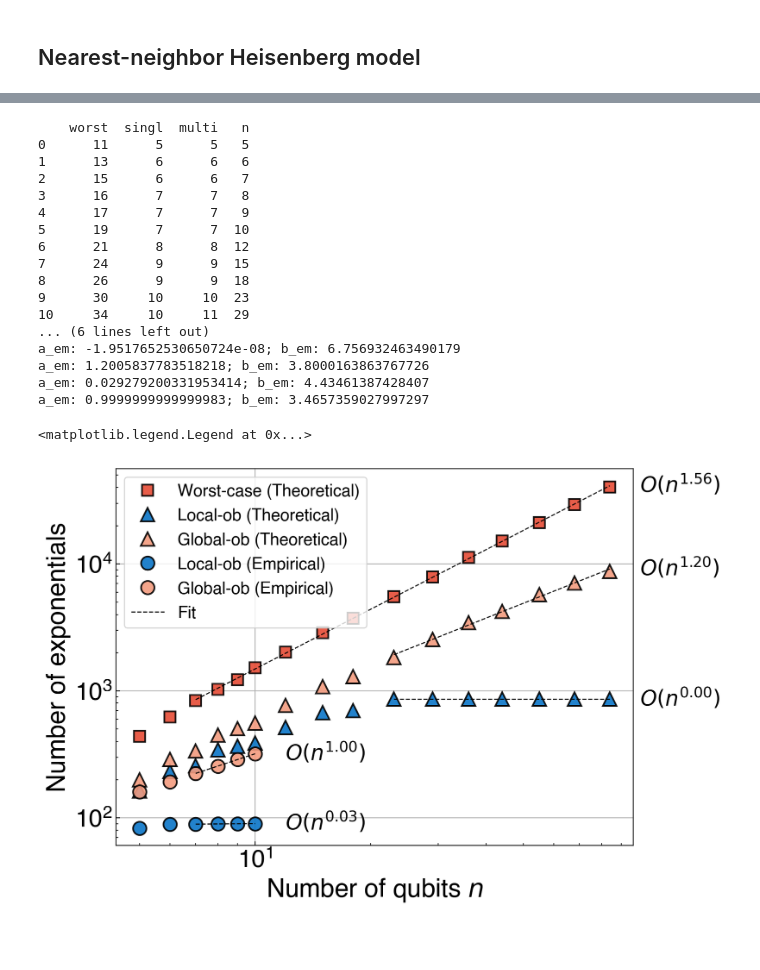
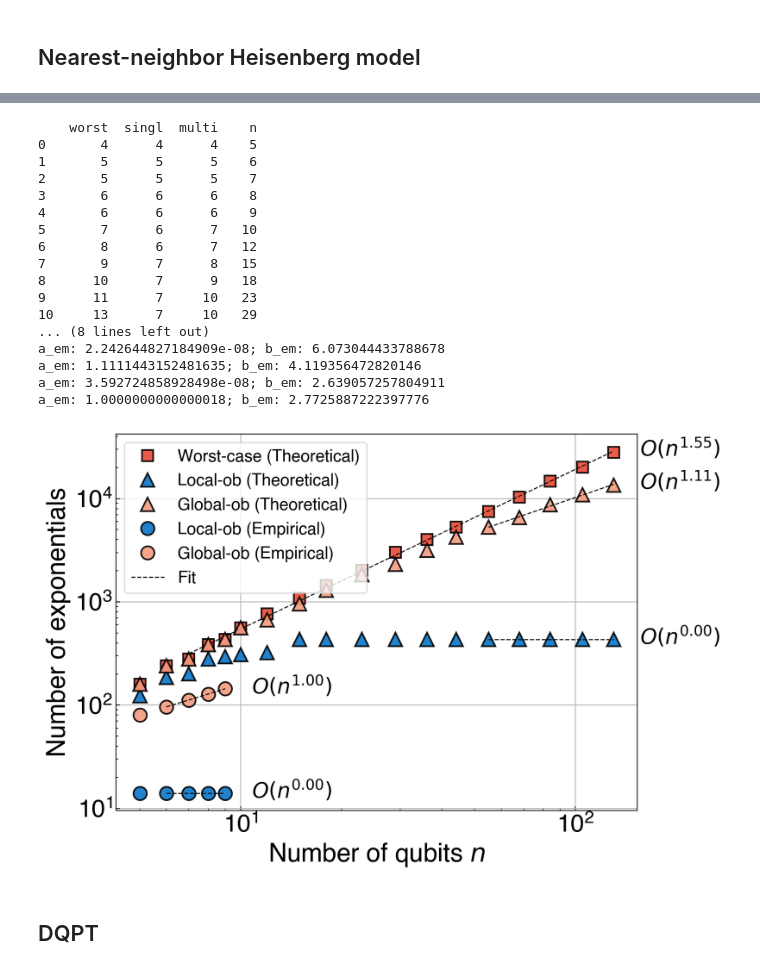
Before and after one commit to Jue-Xu/Trotter-Error-with-Observable, a Jupyter notebook: code/short_time.ipynb, the cells around one changed output, grey strips where cells are left out. Cells and saved outputs as stored; diff of their text form; code cells hidden in the pictures; blank space fills up the shorter version.

Commit message:
fix lightcone bound; lightcone dqpt

```diff
--- a/code/short_time.ipynb
+++ b/code/short_time.ipynb
@@ -24,10 +31,19 @@ figs_dir, data_dir = './figs', './data'
 # %%
 prefix, suffix = 'NNH', 'n'  # 'TFI', 'n'
 use_jax = True
-n_bnd_max = 100 # 400,  100,  200,  250
-n_list_bnd = [5, 6, 7, 8, 9, 10, 12, 15, 18, 23, 29, 36, 44, 55, 68, 84]
+n_bnd_max = 200 # 400,  100,  200,  250
+# n_list_bnd = [5, 6, 7, 8, 9, 10, 12, 15, 18, 23, 29, 36, 44, 55, 68, 84, 105, 130, 161, 198]
+n_list_bnd = [5, 6, 7, 8, 9, 10, 12, 15, 18, 23, 29, 36, 44, 55, 68, 84, 105, 130, 161]
+# n_list_bnd = [5, 6, 7, 8, 9, 10, 12, 15, 18, 23, 29, 36, 44, 55, 68, 84]
+# n_list_bnd = []
 # n_list_bnd = [5, 6, 7, 8, 9, 10, 12, 15, 18, 23, 29, 36, 44, 55, 68, 84, 105, 130, 161, 199, 249]
 r_max = n_bnd_max
-n_max, n_min = 10, 5  #  9, 5 ;  12, 5
+n_max, n_min = 9, 5  #  9, 5 ;  12, 5
+# n_max, n_min = 10, 5  #  9, 5 ;  12, 5
 J, h = 1, 0.3 # 1, 1 ;  0.2, 0.2 ;  1, 0.2
-t, eps = 0.2, 0.005
+t, eps = 0.1, 0.005
+
+field_list = [random.gauss(0, 0.1) for _ in range(n_bnd_max)]
+# print('random field: ', field_list)
+n_list_emp = np.arange(n_min, n_max+1)
+print('n_list_emp: ', n_list_emp)
@@ -141,4 +168,6 @@ emp_data:  {'worst': [6, 6, 7, 7, 8, 8], 'singl': [3, 3, 3, 3, 3, 3], 'multi': [
 # %%
+plt.rc('legend', fontsize=MEDIUM_SIZE-1)
+
 if prefix == 'TFI':
     factor = 2
 elif prefix == 'NNH':
@@ -164,55 +193,51 @@ def exp_count_LC(r, n_qubits, n_terms):
 cost_st_list = [2 * factor*bnd_data['n'][i] * r for i, r in enumerate(bnd_data['worst'])]
 cost_lc_list_s = [exp_count_LC(r, bnd_data['n'][i], factor*bnd_data['n'][i]) for i, r in enumerate(bnd_data['singl'])]
 cost_lc_list_m = [2 * factor*bnd_data['n'][i] * r for i, r in enumerate(bnd_data['multi'])]
 cost_em_list_s = [exp_count_LC(r, emp_data['n'][i], factor*emp_data['n'][i]) for i, r in enumerate(emp_data['singl'])]
 cost_em_list_m =  [2 * factor*emp_data['n'][i] * r for i, r in enumerate(emp_data['multi'])]
 cost_em_list_w =  [2 * factor*emp_data['n'][i] * r for i, r in enumerate(emp_data['worst'])]
 
 
-plt.rc('axes', labelsize=LARGE_SIZE+3)  # fontsize of the x and y labels
-mpl.rcParams['lines.markersize'] = 12
-mpl.rcParams['lines.markeredgewidth'] = 1.5
-mpl.rcParams['lines.linewidth'] = 2.0
-
 fig, ax2 = plt.subplots(figsize=(9, 6), layout='tight')
 # ob_string = 'XIII'
 ax2.plot(n_list_bnd, cost_st_list, 's', color='#E64B35FF', label=r'Worst-case (Theoretical)', markersize=10)
 plot_fit(ax2, n_list_bnd[2:], cost_st_list[2:], var=suffix, x_offset=1.20, y_offset=0.9)
 # # ax2.plot(n_list, cost_st_found_list, 's', label=r'Worst-case (Ref \textcolor{blue}{[13]})', markersize=10)
 ax2.plot(n_list_bnd, cost_lc_list_s, '^', color='#0A75C7', label='Local-ob (Theoretical)', markersize=12)
 plot_fit(ax2, n_list_bnd[-7:], cost_lc_list_s[-7:], var=suffix, x_offset=1.20, y_offset=0.9)
 ax2.plot(n_list_bnd, cost_lc_list_m, '^', color='#F39B7FFF', label='Global-ob (Theoretical)', markersize=12)
 plot_fit(ax2, n_list_bnd[-7:], cost_lc_list_m[-7:], var=suffix, x_offset=1.20, y_offset=0.9)
 # plot_fit(ax2, n_list_bnd[2:9], cost_lc_list_m[2:9], var=suffix, x_offset=1.06, y_offset=0.8)
 # ax2.plot(n_list_emp, cost_em_list_w, 'D', color='#E64B35FF', label=r'Worst-case (Empirical)', markersize=10)
 ax2.plot(n_list_emp, cost_em_list_s, 'o', color='#0A75C7', label='Local-ob (Empirical)')
 plot_fit(ax2, n_list_emp[-4:], cost_em_list_s[-4:], var=suffix, x_offset=1.20, y_offset=0.9)
 ax2.plot(n_list_emp, cost_em_list_m, 'o', color='#F39B7FFF', label='Global-ob (Empirical)')
 plot_fit(ax2, n_list_emp[-4:], cost_em_list_m[-4:], var=suffix, x_offset=1.20, y_offset=0.9, label='Fit')
 # ax2.plot(n_list, r_lc_found_list, '-*', label='Lightcone (bound)', markeredgecolor='k')
 # Add labels and a legend
 ax2.set_xlabel(f'Number of qubits $n$')
 ax2.set_ylabel('Number of exponentials')
 # ax2.set_title(fr'{prefix} Heisenberg (J={J}, h={h}, fix t={t}, $\epsilon$={eps}) PF2')
 ax2.loglog(); ax2.grid(); ax2.legend(loc='upper left')
-# fig.savefig(f'{figs_dir}/lightcone_NNH1d_J={J}_h={h}_n={n_list_emp[-1]}_eps={eps}_t={t}_2r.pdf', bbox_inches='tight')
+fig.savefig(f'{figs_dir}/lightcone_NNH1d_J={J}_h={h}_n={n_list_emp[-1]}_nbnd={n_list_bnd[-1]}_eps={eps}_t={t}_2r.pdf', bbox_inches='tight')
 # %% [output]
-    worst  singl  multi   n
-0      11      5      5   5
-1      13      6      6   6
-2      15      6      6   7
-3      16      7      7   8
-4      17      7      7   9
-5      19      7      7  10
-6      21      8      8  12
-7      24      9      9  15
-8      26      9      9  18
-9      30     10     10  23
-10     34     10     11  29
-... (6 lines left out)
-a_em: -1.9517652530650724e-08; b_em: 6.756932463490179
-a_em: 1.2005837783518218; b_em: 3.8000163863767726
-a_em: 0.029279200331953414; b_em: 4.43461387428407
-a_em: 0.9999999999999983; b_em: 3.4657359027997297
+    worst  singl  multi    n
+0       4      4      4    5
+1       5      5      5    6
+2       5      5      5    7
+3       6      6      6    8
+4       6      6      6    9
+5       7      6      7   10
+6       8      6      7   12
+7       9      7      8   15
+8      10      7      9   18
+9      11      7     10   23
+10     13      7     10   29
+... (8 lines left out)
+a_em: 2.242644827184909e-08; b_em: 6.073044433788678
+a_em: 1.1111443152481635; b_em: 4.119356472820146
+a_em: 3.592724858928498e-08; b_em: 2.639057257804911
+a_em: 1.0000000000000018; b_em: 2.7725887222397776
-<matplotlib.legend.Legend at 0x...>
-[figure, old version]
+[figure, new version]
+# %% [markdown]
+## DQPT
```
Also changed, not shown: parts of 7 cells of this notebook, 18 other files.
